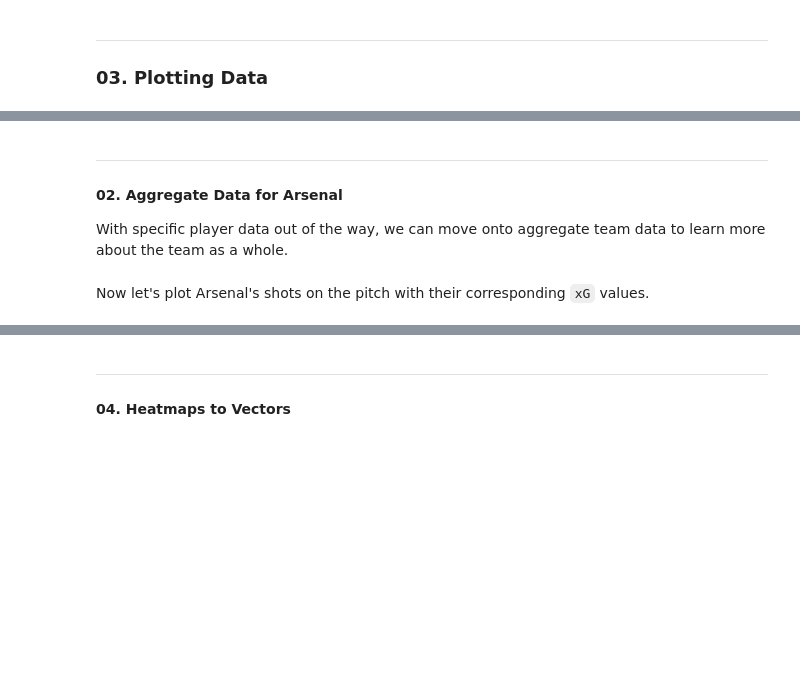
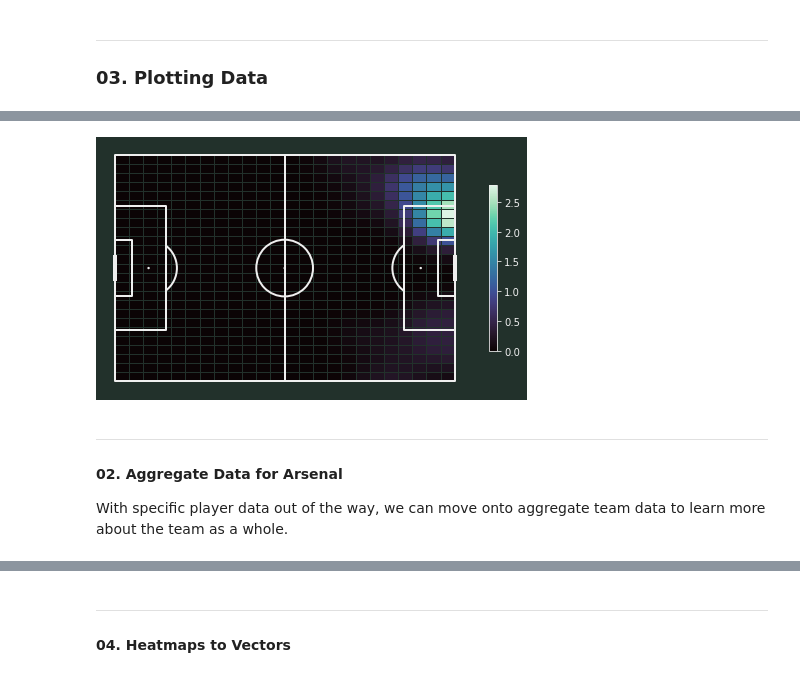
Before and after one commit to lucas-nelson-uiuc/stat430_unsupervised_project, a Jupyter notebook: soccer_project.ipynb, the cells around one changed output, grey strips where cells are left out. Drawn from its saved outputs; the diff is of its cells as text; code cells hidden in the pictures; blank space fills up the shorter version.

```diff
--- a/soccer_project.ipynb
+++ b/soccer_project.ipynb
@@ -207,23 +197,25 @@ df = th_cross[['location_x', 'location_y']].astype('float64')
 # %%
 # Tom Decroos, author of `matplotsoccer <https://github.com/TomDecroos/matplotsoccer>`_,
 # asked whether it was possible to plot a Gaussian smoothed heatmap,
 # which are available in matplotsoccer. Here is an example demonstrating this.
 
 # setup pitch
 pitch = Pitch(pitch_type='statsbomb', line_zorder=2,
               pitch_color='#22312b', line_color='#efefef')
 # draw
 fig, ax = pitch.draw(figsize=(6.6, 4.125))
 fig.set_facecolor('#22312b')
 bin_statistic = pitch.bin_statistic(df.location_x, df.location_y, statistic='count', bins=(24,25))
-bin_statistic['statistic'] = gaussian_filter(bin_statistic['statistic'], 1)
+bin_statistic['statistic'] = gaussian_filter(bin_statistic['statistic'], 1.5)
 pcm = pitch.heatmap(bin_statistic, ax=ax, cmap='mako', edgecolors='#22312b')
 # Add the colorbar and format off-white
 cbar = fig.colorbar(pcm, ax=ax, shrink=0.6)
 cbar.outline.set_edgecolor('#efefef')
 cbar.ax.yaxis.set_tick_params(color='#efefef')
 plt.setp(plt.getp(cbar.ax.axes, 'yticklabels'), color='#efefef')
 plt.show()
+# %% [output]
+[figure, added]
 # %% [markdown]
 ---
 
@@ -249,5 +241,3 @@ arsenal_summary_statistics = pd.concat([
 ])
 # %%
 arsenal_summary_statistics
-# %% [markdown]
-Now let's plot Arsenal's shots on the pitch with their corresponding `xG` values.
```
Also changed, not shown: parts of 62 cells of this notebook.
